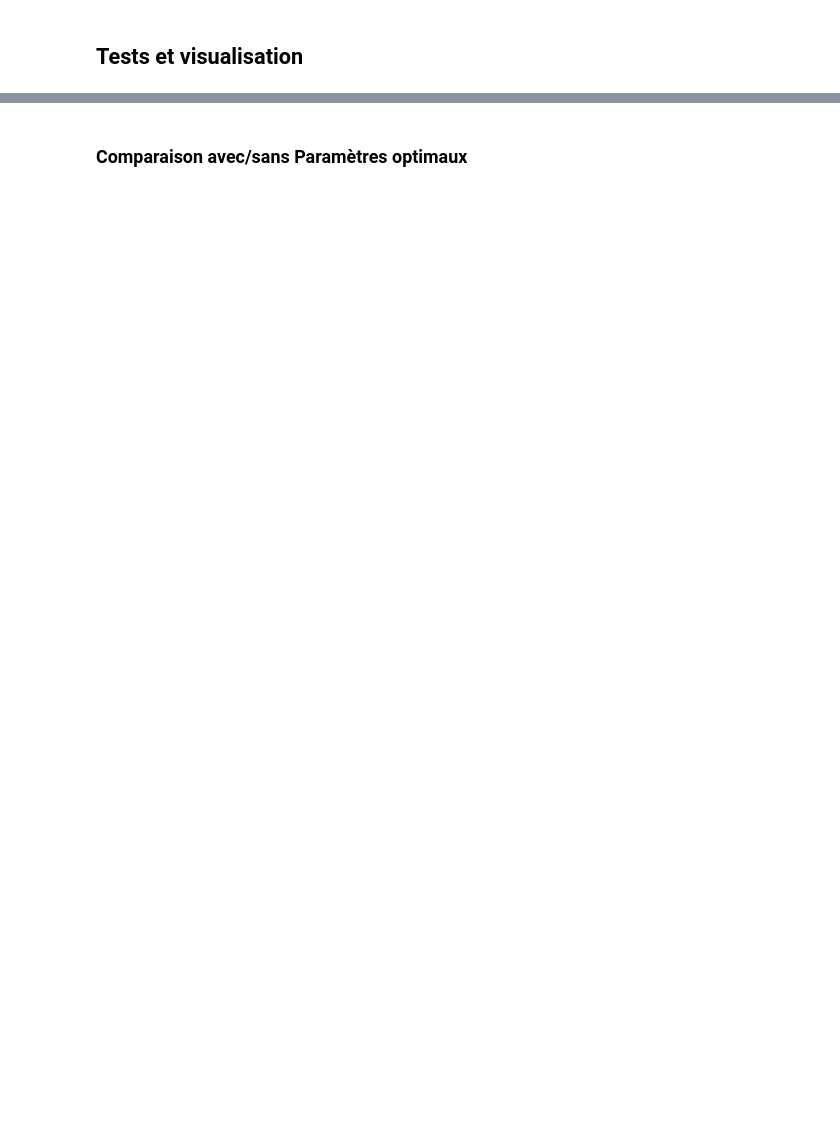
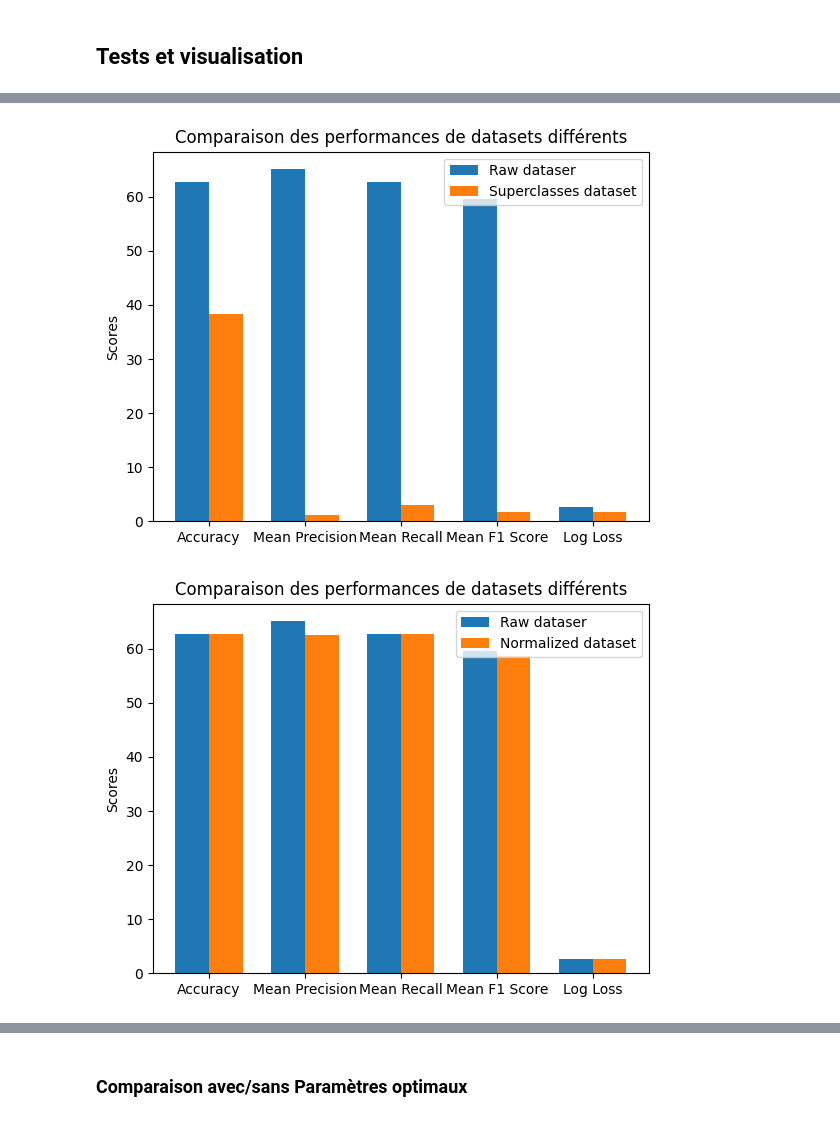
Before and after one commit to KHALOUIoussama/IFT712-Project, a Jupyter notebook: notebooks/notebook.ipynb, the cells around one changed output, grey strips where cells are left out. Drawn from its saved outputs; the diff is of its cells as text; code cells hidden in the pictures; blank space fills up the shorter version.

```diff
--- a/notebooks/notebook.ipynb
+++ b/notebooks/notebook.ipynb
@@ -171,0 +111,10 @@ for data_path in [raw_path, normalized_path, no_outliers_path, no_outliers_norma
+# %%
+for compDataset in [superclassesDataset, normalizedDataset, noOutliersDataset, noOutliersNormalizedDataset, pcaDataset]:
+	model.train(compDataset.x_train, compDataset.t_train, best_hyperparameters)
+	comp_t_pred = model.predict(compDataset.x_test)
+	comp_t_pred_proba = model.predict_proba(compDataset.x_test)
+	compVisualize = Visualize(compDataset.constants, compDataset.t_test, comp_t_pred, comp_t_pred_proba, compDataset.name)
+	visualize.plot_mean_scores(compVisualize, title="Comparaison des performances de datasets différents")
+# %% [output]
+[figure, added]
+[figure, added]
```
Also changed, not shown: parts of 35 cells of this notebook, 32 other files.
